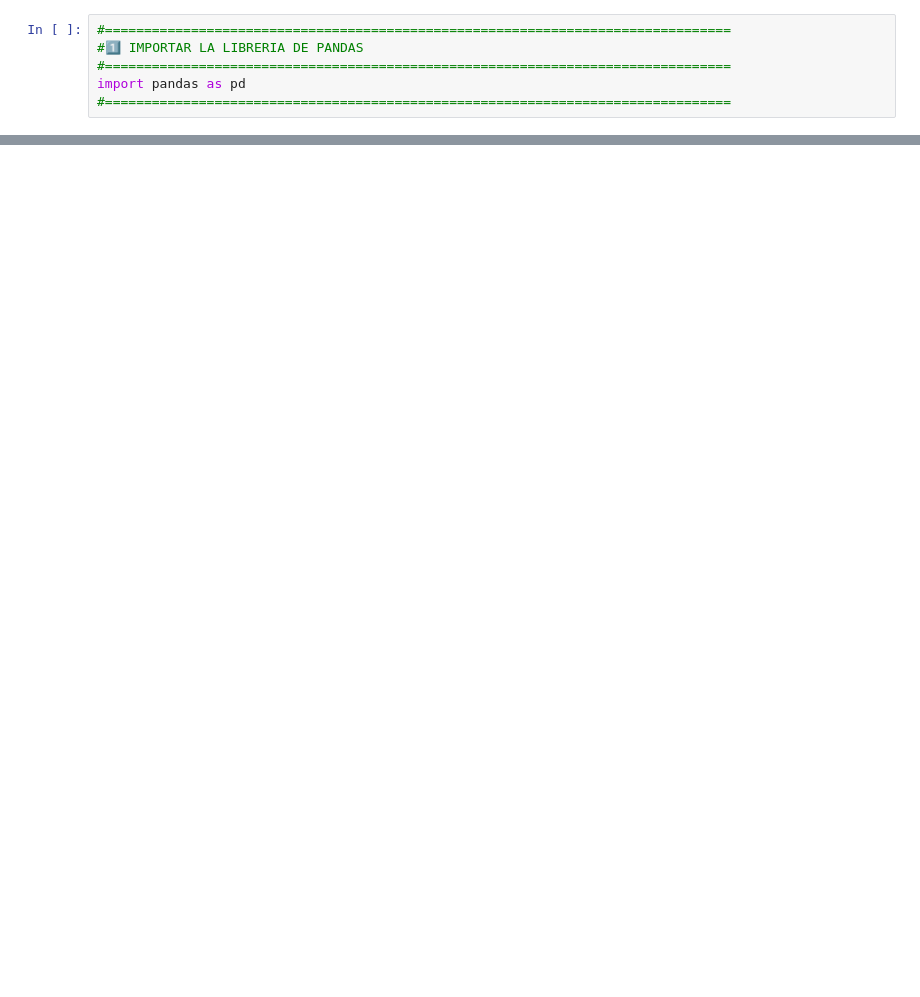
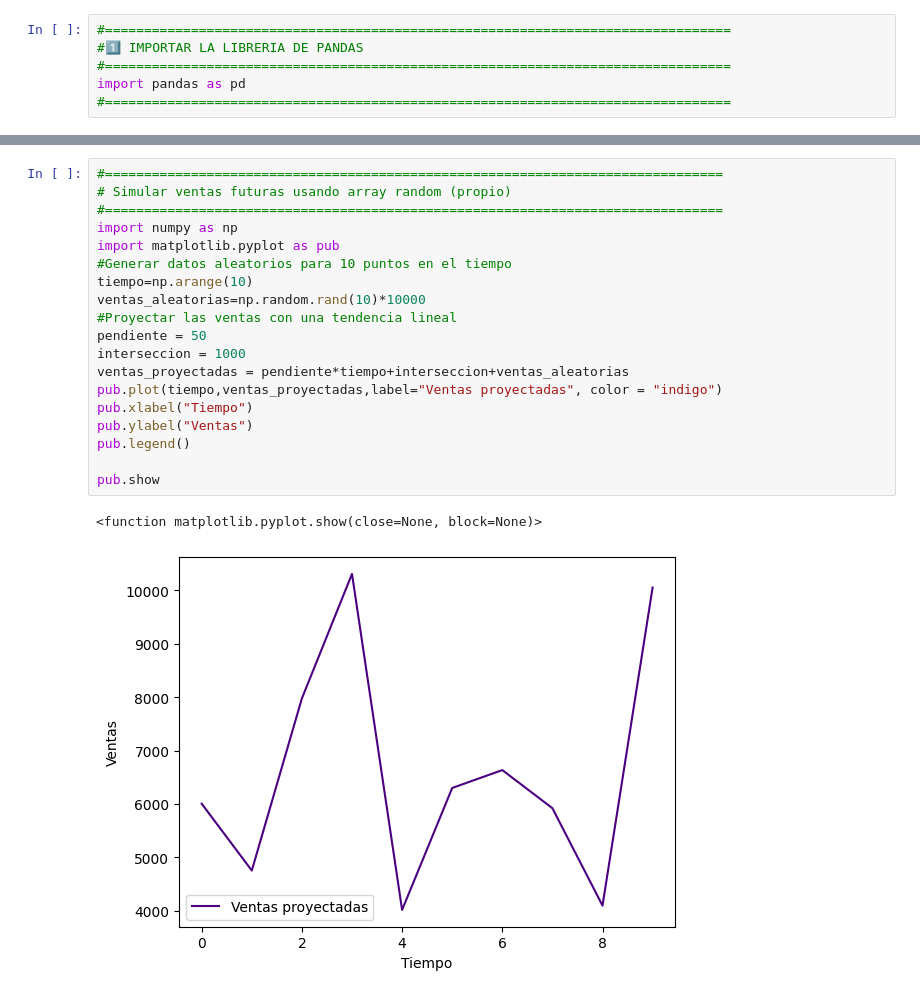
Before and after one commit to andro312/Curso-IA-, a Jupyter notebook: conceptos_previos/TallerNumpyPandas/analisis_red_tiendas.ipynb, the cells around one changed output, grey strips where cells are left out. Cells and saved outputs as stored; diff of their text form; blank space fills up the shorter version.

```diff
--- a/conceptos_previos/TallerNumpyPandas/analisis_red_tiendas.ipynb
+++ b/conceptos_previos/TallerNumpyPandas/analisis_red_tiendas.ipynb
@@ -76,0 +146,22 @@ print(ventas_inventarios)
+# %%
+#===============================================================================
+# Simular ventas futuras usando array random (propio)
+#===============================================================================
+import numpy as np
+import matplotlib.pyplot as pub
+#Generar datos aleatorios para 10 puntos en el tiempo
+tiempo=np.arange(10)
+ventas_aleatorias=np.random.rand(10)*10000
+#Proyectar las ventas con una tendencia lineal
+pendiente = 50
+interseccion = 1000
+ventas_proyectadas = pendiente*tiempo+interseccion+ventas_aleatorias
+pub.plot(tiempo,ventas_proyectadas,label="Ventas proyectadas", color = "indigo")
+pub.xlabel("Tiempo")
+pub.ylabel("Ventas")
+pub.legend()
+
+pub.show
+# %% [output]
+<function matplotlib.pyplot.show(close=None, block=None)>
+[figure, added]
```
Also changed, not shown: parts of 5 cells of this notebook, 1 other file.
